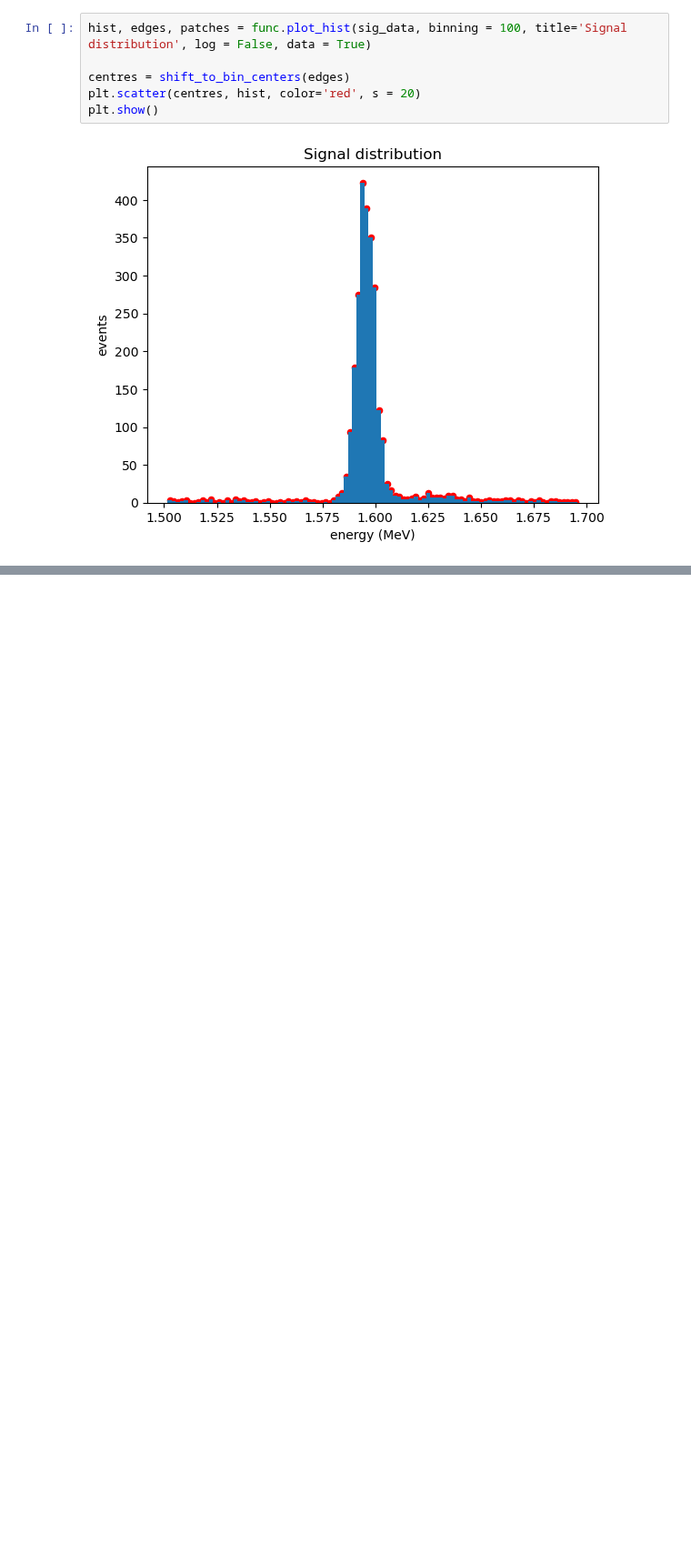
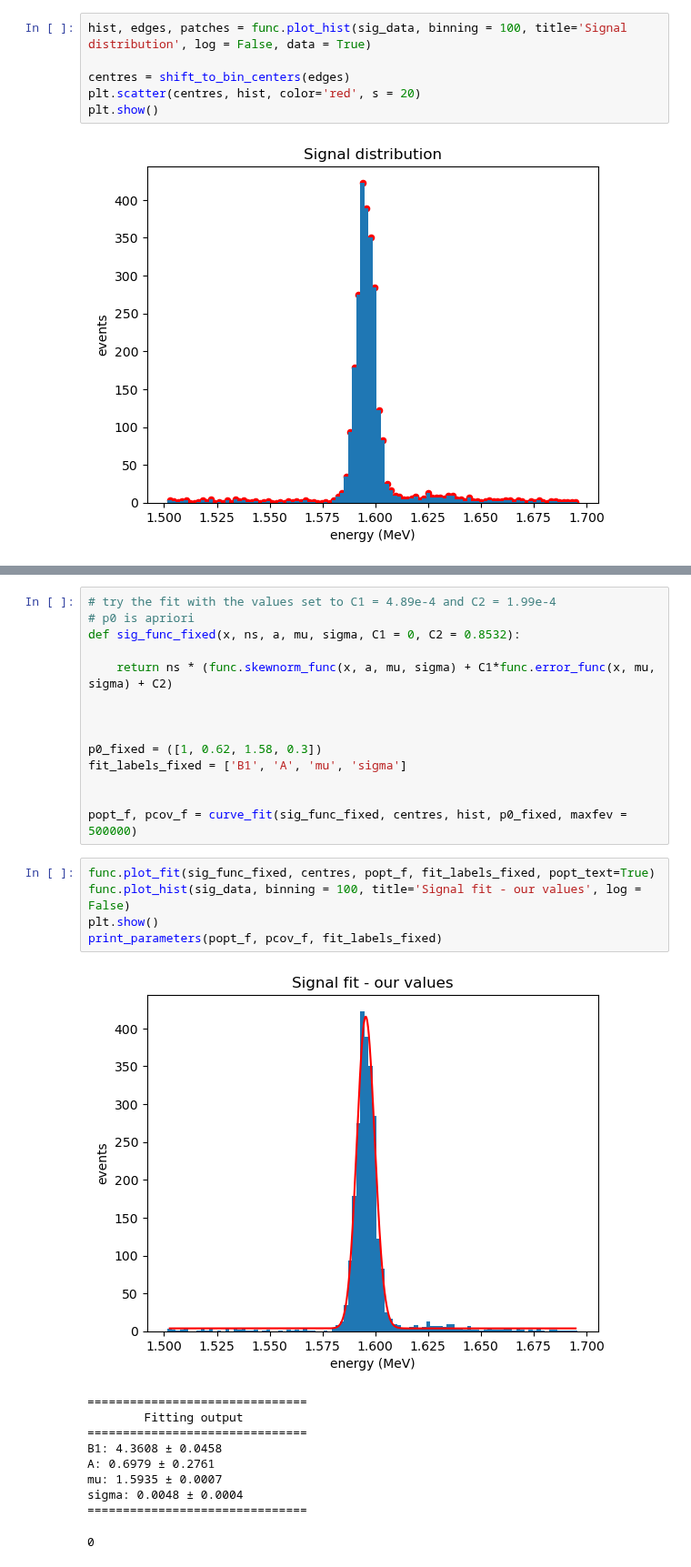
Before and after one commit to jwaiton/next_misc, a Jupyter notebook: FOM_merge&fit/fitting_work.ipynb, the cells around one changed output, grey strips where cells are left out. Shown at 91% size. Drawn from its saved outputs; the diff is of its cells as text; blank space fills up the shorter version.

Commit message:
added fitting

```diff
--- a/FOM_merge&fit/fitting_work.ipynb
+++ b/FOM_merge&fit/fitting_work.ipynb
@@ -265,2 +341,32 @@ C2: 2.2776 ± 2.3195
 ===============================
 0
+# %%
+# try the fit with the values set to C1 = 4.89e-4 and C2 = 1.99e-4
+# p0 is apriori
+def sig_func_fixed(x, ns, a, mu, sigma, C1 = 0, C2 = 0.8532):
+
+    return ns * (func.skewnorm_func(x, a, mu, sigma) + C1*func.error_func(x, mu, sigma) + C2)
+
+
+
+p0_fixed = ([1, 0.62, 1.58, 0.3])
+fit_labels_fixed = ['B1', 'A', 'mu', 'sigma']
+
+
+popt_f, pcov_f = curve_fit(sig_func_fixed, centres, hist, p0_fixed, maxfev = 500000)
+# %%
+func.plot_fit(sig_func_fixed, centres, popt_f, fit_labels_fixed, popt_text=True)
+func.plot_hist(sig_data, binning = 100, title='Signal fit - our values', log = False)
+plt.show()
+print_parameters(popt_f, pcov_f, fit_labels_fixed)
+# %% [output]
+[figure, added]
+===============================
+        Fitting output
+===============================
+B1: 4.3608 ± 0.0458
+A: 0.6979 ± 0.2761
+mu: 1.5935 ± 0.0007
+sigma: 0.0048 ± 0.0004
+===============================
+0
```
Also changed, not shown: parts of 27 cells of this notebook, 3 other files.
